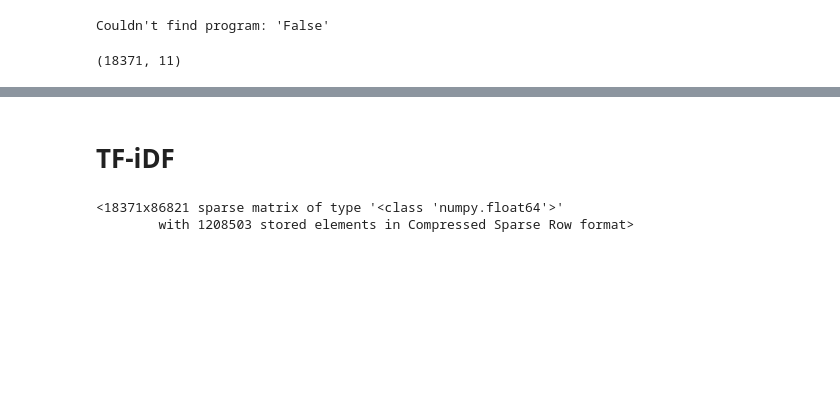
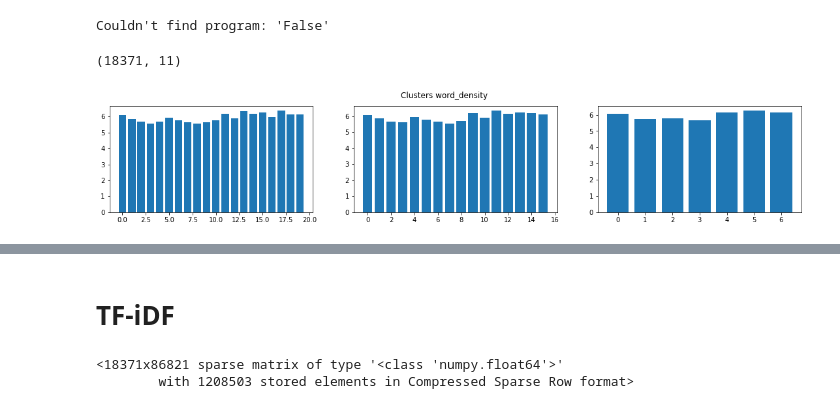
Before and after one commit to GA239/DS_course, a Jupyter notebook: HW6/clustering.ipynb, the cells around one changed output, grey strips where cells are left out. Cells and saved outputs as stored; diff of their text form; code cells hidden in the pictures; blank space fills up the shorter version.

```diff
--- a/HW6/clustering.ipynb
+++ b/HW6/clustering.ipynb
@@ -192,7 +196,9 @@ def get_word_density(colname, feature):
     tdf = df.groupby([colname]).agg(feature).mean()
     return tdf.index, tdf.values
 # %%
-# plot_clusters(partial(get_word_density, feature='word_density') , 'Clusters word_density')
+plot_clusters(partial(get_word_density, feature='word_density') , 'Clusters word_density')
+# %% [output]
+[figure, added]
 # %%
 # plot_clusters(partial(get_word_density, feature='length'), 'Clusters length')
 # %%
```
Also changed, not shown: parts of 18 cells of this notebook, 3 other files.
